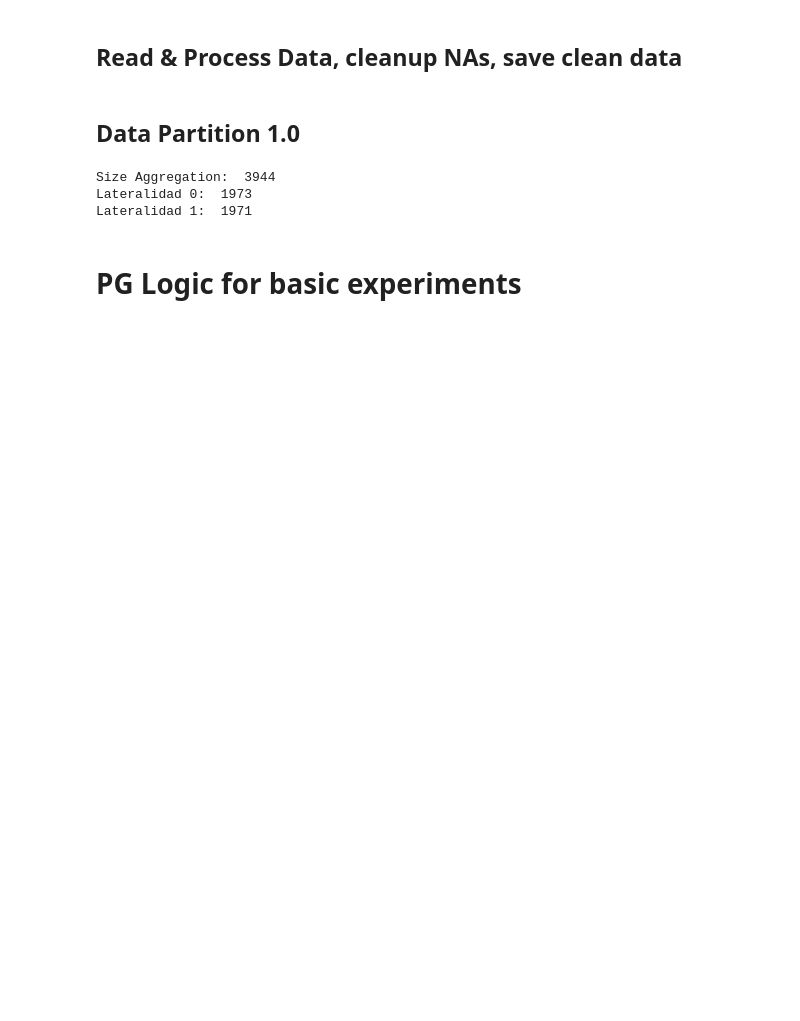
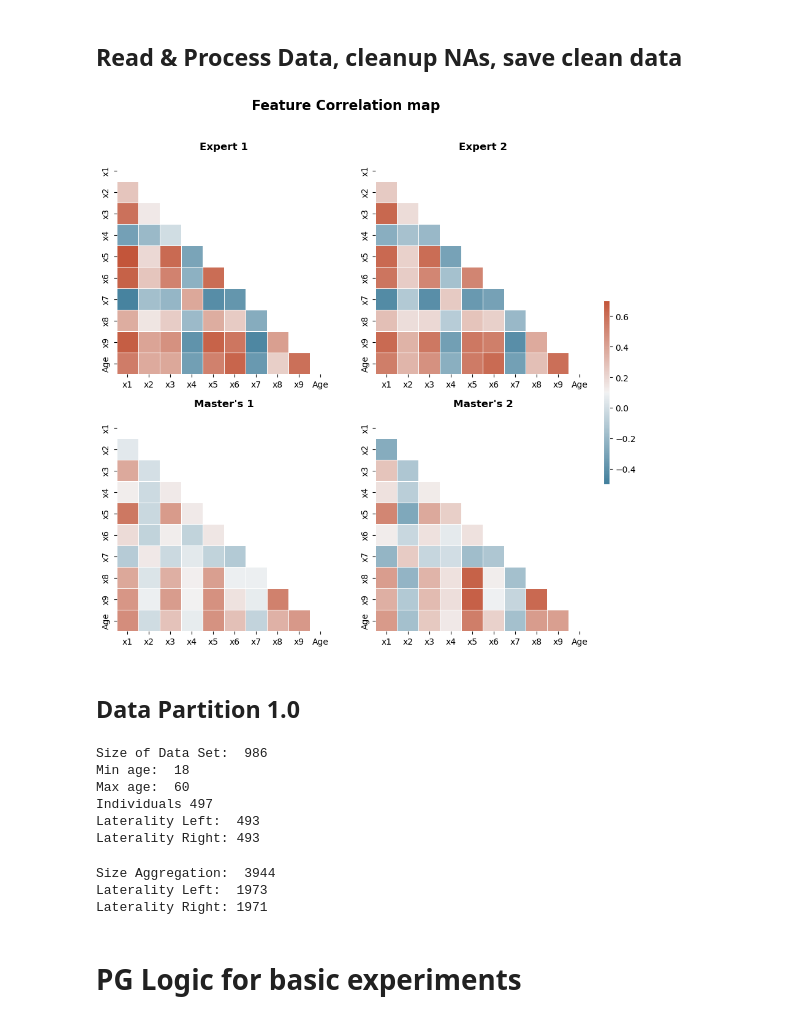
Before and after one commit to eber-ugr/Genetic-programming-ensembles, a Jupyter notebook: gp_ensembler.ipynb, the cells around one changed output. Cells and saved outputs as stored; diff of their text form; code cells hidden in the pictures; blank space fills up the shorter version.

Commit message:
Correlation Matrix update

```diff
--- a/gp_ensembler.ipynb
+++ b/gp_ensembler.ipynb
@@ -42,14 +44,14 @@ file_path =  './data_updated.xlsx'
 data_dir=os.path.dirname(file_path)
 result,sheet_names = extract_dataframes(file_path)
 # %%
-def process_dataframes_and_filter_na(result_dataframes,sheet_names):
+def process_dataframes_and_filter_na(result_dataframes):
     processed_dfs = {}
     for sheet_name, df in result_dataframes.items():
         filtered_df = df[df.apply(lambda row: any(pd.isna(cell) or cell == '-' for cell in row), axis=1)]
         processed_dfs[sheet_name] = filtered_df[['id','Laterality']]
     return processed_dfs
 
-def clean_results(result_dataframes,query_dataframe,sheet_names):
+def clean_results(result_dataframes,query_dataframe):
     clean_dfs = {}
     for sheet_name, df in result_dataframes.items():
         merged_df = pd.merge(df, query_dataframe, on=['id', 'Laterality'], how='left', indicator=True)
@@ -61,13 +63,44 @@ def clean_results(result_dataframes,query_dataframe,sheet_names):
 
     return clean_dfs
 
-processed_dataframes = process_dataframes_and_filter_na(result,sheet_names)
+processed_dataframes = process_dataframes_and_filter_na(result)
 concatenated_df = pd.concat(processed_dataframes.values(), ignore_index=True)
 joined_dataframe = concatenated_df.drop_duplicates()
-clean_result_dfs=clean_results(result,joined_dataframe,sheet_names)
+clean_result_dfs=clean_results(result,joined_dataframe)
 with pd.ExcelWriter(os.path.join(data_dir,"clean_data_after_processing.xlsx")) as writer:
     for sheet_name, df in clean_result_dfs.items():
         df.to_excel(writer,sheet_name=sheet_name,index=False)
+# %%
+names={'E1':'Expert 1','E2':'Expert 2', 'M1':'Master\'s 1','M2':'Master\'s 2'}
+fig, axes = plt.subplots(2, 2, figsize=(10, 10))
+i=0
+fig.suptitle('Feature Correlation map',weight='bold', fontsize=16)
+
+axes=axes.flatten()
+for sheet_name, df in clean_result_dfs.items():
+    corr_mat = df.drop(['id','Laterality','Phase'],axis=1).corr()
+
+    # Set plot size
+    cmap = sns.diverging_palette(230, 20, as_cmap=True)
+
+    mask = np.triu(np.ones_like(corr_mat, dtype=bool))
+    # Plot heatmap
+    hm=sns.heatmap(data=corr_mat,mask=mask,
+            square=True, robust=True,
+            cmap=cmap,  vmin=-0.5, vmax=0.7,
+            cbar=False, # shrink colour bar
+            linewidth=0.5,ax=axes[i])# space between cells
+    hm.set_title(''+names[sheet_name], fontdict={'fontsize':12,'weight':'bold'}, pad=12)
+    i=i+1
+cbar_ax = fig.add_axes([0.92, 0.35, 0.01, 0.3])  # Adjust the position as needed
+
+cbar = plt.colorbar(axes[0].collections[0], cax=cbar_ax)
+cbar.outline.set_color('white')
+
+plt.savefig("Ensemble_cm.svg", format='svg')
+plt.show()
+# %% [output]
+[figure, added]
 # %% [markdown]
 ## Data Partition 1.0
 # %%
@@ -81,6 +118,21 @@ for sheet_name, df in clean_result_dfs.items():
 X_idx=clean_result_dfs['E1']['index']
 y_idx=clean_result_dfs['E1']['Age']
 X_idx_train, X_idx_test, y_idx_train, y_idx_test = train_test_split(X_idx, y_idx, test_size=0.2, random_state=1, stratify=y_idx)
+# %%
+print("Size of Data Set: ",  len(clean_result_dfs['E1']))
+print("Min age: ",min(clean_result_dfs['E1']['Age']))
+print("Max age: ",max(clean_result_dfs['E1']['Age']))
+print("Individuals",len(clean_result_dfs['E1']['id'].unique()))
+
+print("Laterality Left: ", len(clean_result_dfs['E1'][clean_result_dfs['E1']['Laterality']==0]))
+print("Laterality Right:", len(clean_result_dfs['E1'][clean_result_dfs['E1']['Laterality']==1]))
+# %% [output]
+Size of Data Set:  986
+Min age:  18
+Max age:  60
+Individuals 497
+Laterality Left:  493
+Laterality Right: 493
 # %%
 #Slice each dataframe using splitted indexes to avoid data contamination
 training_data= {}
@@ -100,16 +152,16 @@ testing_exp=pd.concat([testing_data['E1'],testing_data['E2']])
 # %%
 #Verify Stats are correct when aggregated - not essential
 frames_agg=[training_agg,testing_agg]
-#frames_agg=[training_agg,testing_agg]
+
 agg_all_data=pd.concat(frames_agg)
 
 agg_all_data=agg_all_data.sort_values(by=['id', 'Laterality'])
 agg_all_data=agg_all_data.reset_index(drop=True)
 
 print("Size Aggregation: ",  len(agg_all_data))
-print("Lateralidad 0: ", len(agg_all_data[agg_all_data['Laterality']==0]))
-print("Lateralidad 1: ", len(agg_all_data[agg_all_data['Laterality']==1]))
+print("Laterality Left: ", len(agg_all_data[agg_all_data['Laterality']==0]))
+print("Laterality Right:", len(agg_all_data[agg_all_data['Laterality']==1]))
 # %% [output]
 Size Aggregation:  3944
-Lateralidad 0:  1973
-Lateralidad 1:  1971
+Laterality Left:  1973
+Laterality Right: 1971
```
Also changed, not shown: parts of 57 cells of this notebook.
